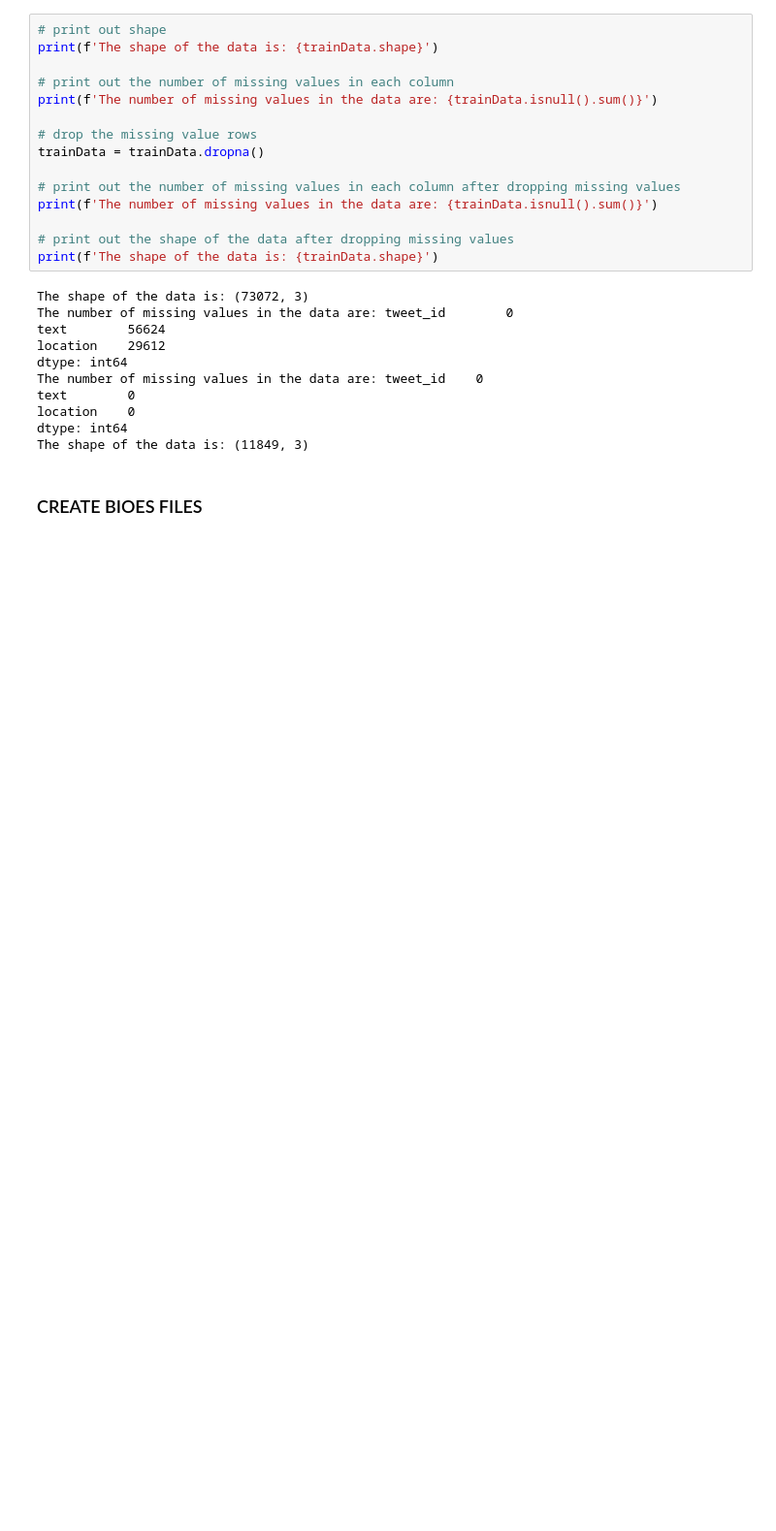
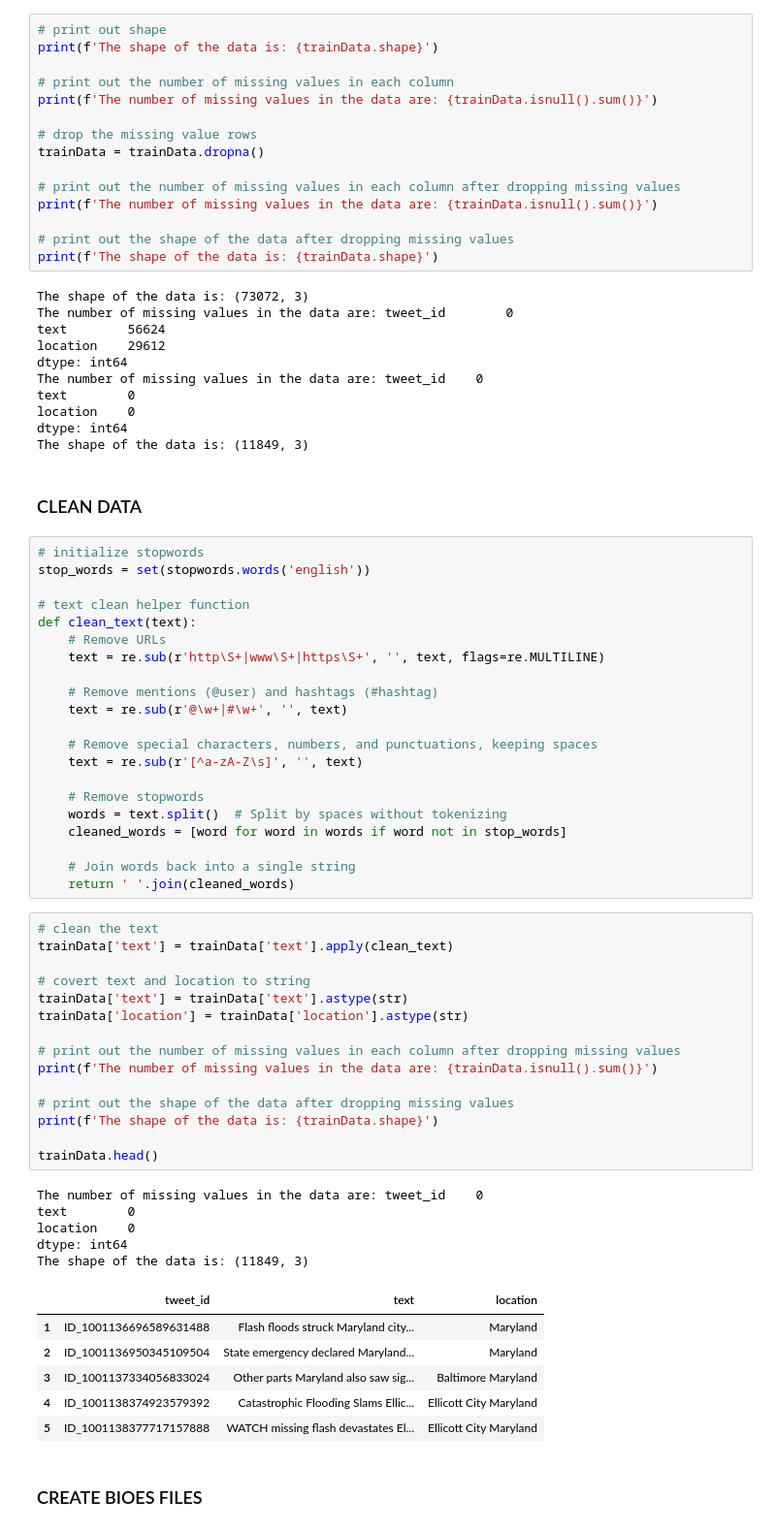
Before and after one commit to Abel-Moremi/Microsoft-Learn-Location-Mention-Recognition-Challenge, a Jupyter notebook: Fine-tune CrisisTransformers for Location Mention Recognition.ipynb, the cells around one changed output. Shown at 97% size. Cells and saved outputs as stored; diff of their text form; blank space fills up the shorter version.

Commit message:
attempt: clean data better

```diff
--- a/Fine-tune CrisisTransformers for Location Mention Recognition.ipynb
+++ b/Fine-tune CrisisTransformers for Location Mention Recognition.ipynb
@@ -93,6 +93,56 @@ text        0
 location    0
 dtype: int64
 The shape of the data is: (11849, 3)
+# %% [markdown]
+### CLEAN DATA
+# %%
+# initialize stopwords
+stop_words = set(stopwords.words('english'))
+
+# text clean helper function
+def clean_text(text):
+    # Remove URLs
+    text = re.sub(r'http\S+|www\S+|https\S+', '', text, flags=re.MULTILINE)
+
+    # Remove mentions (@user) and hashtags (#hashtag)
+    text = re.sub(r'@\w+|#\w+', '', text)
+
+    # Remove special characters, numbers, and punctuations, keeping spaces
+    text = re.sub(r'[^a-zA-Z\s]', '', text)
+
+    # Remove stopwords
+    words = text.split()  # Split by spaces without tokenizing
+    cleaned_words = [word for word in words if word not in stop_words]
+
+    # Join words back into a single string
+    return ' '.join(cleaned_words)
+# %%
+# clean the text
+trainData['text'] = trainData['text'].apply(clean_text)
+
+# covert text and location to string
+trainData['text'] = trainData['text'].astype(str)
+trainData['location'] = trainData['location'].astype(str)
+
+# print out the number of missing values in each column after dropping missing values
+print(f'The number of missing values in the data are: {trainData.isnull().sum()}')
+
+# print out the shape of the data after dropping missing values
+print(f'The shape of the data is: {trainData.shape}')
+
+trainData.head()
+# %% [output]
+The number of missing values in the data are: tweet_id    0
+text        0
+location    0
+dtype: int64
+The shape of the data is: (11849, 3)
+|  | tweet_id | text | location |
+| 1 | ID_1001136696589631488 | Flash floods struck Maryland city... | Maryland |
+| 2 | ID_1001136950345109504 | State emergency declared Maryland... | Maryland |
+| 3 | ID_1001137334056833024 | Other parts Maryland also saw sig... | Baltimore Maryland |
+| 4 | ID_1001138374923579392 | Catastrophic Flooding Slams Ellic... | Ellicott City Maryland |
+| 5 | ID_1001138377717157888 | WATCH missing flash devastates El... | Ellicott City Maryland |
 # %% [markdown]
 ### CREATE BIOES FILES
 # %%
```
Also changed, not shown: parts of 18 cells of this notebook, 5 other files.
